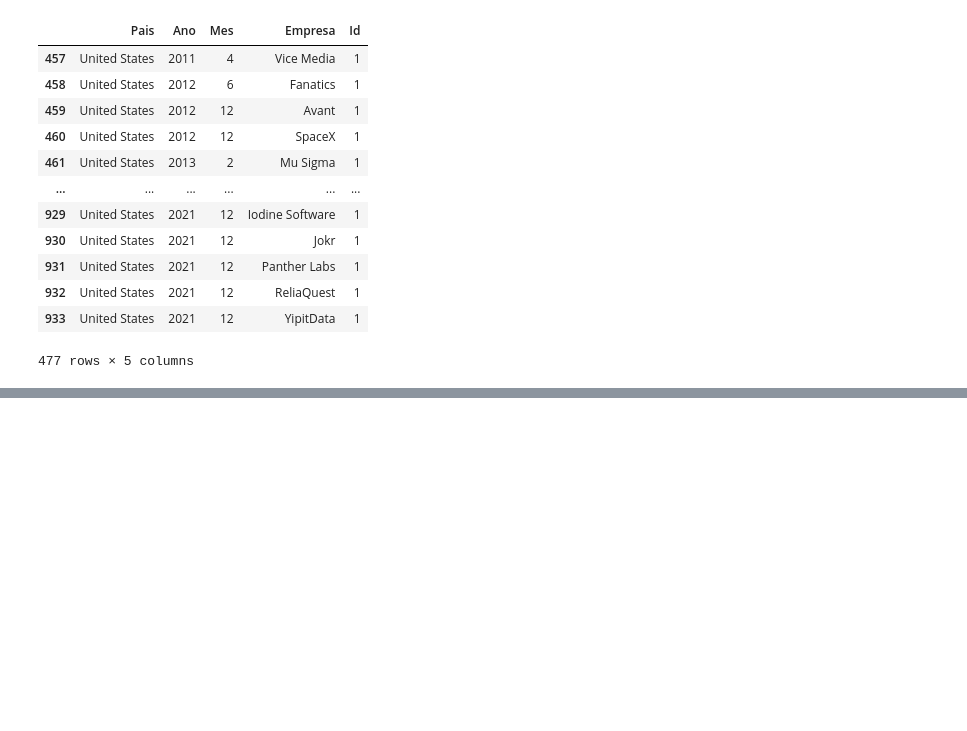
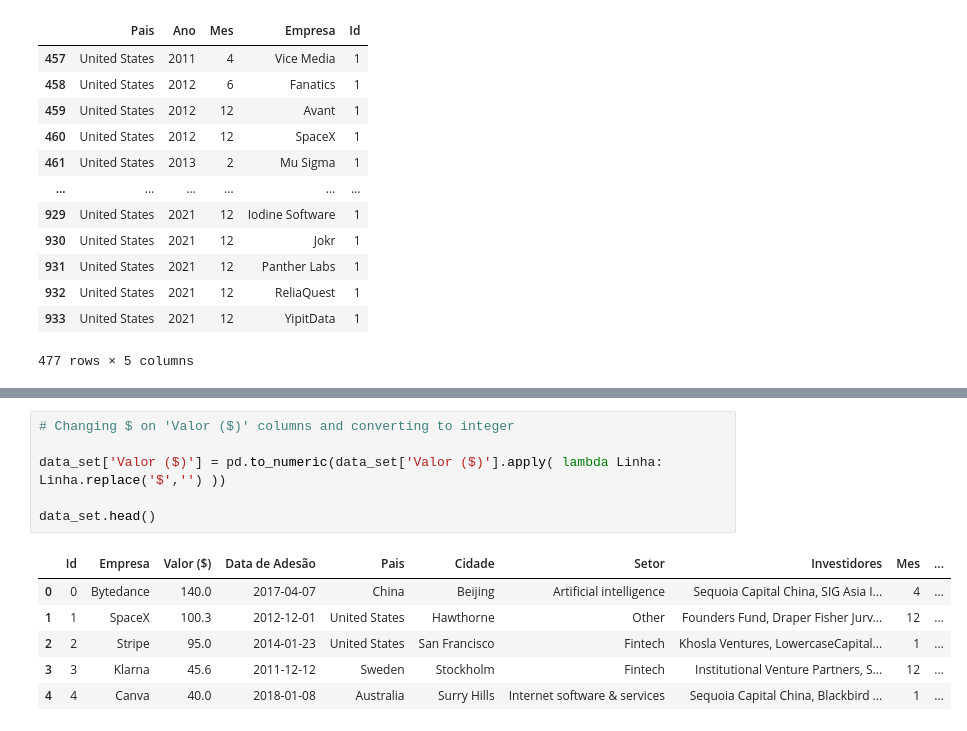
Before and after one commit to Lucas-procopio/Data-Analysis, a Jupyter notebook: Unicorns_case.ipynb, the cells around one changed output, grey strips where cells are left out. Cells and saved outputs as stored; diff of their text form; blank space fills up the shorter version.

```diff
--- a/Unicorns_case.ipynb
+++ b/Unicorns_case.ipynb
@@ -261,0 +283,13 @@ analysis_grouping.loc[ # loc parameter like where command
+# %%
+# Changing $ on 'Valor ($)' columns and converting to integer
+
+data_set['Valor ($)'] = pd.to_numeric(data_set['Valor ($)'].apply( lambda Linha: Linha.replace('$','') ))
+
+data_set.head()
+# %% [output]
+|  | Id | Empresa | Valor ($) | Data de Adesão | Pais | Cidade | Setor | Investidores | Mes | ... |
+| 0 | 0 | Bytedance | 140.0 | 2017-04-07 | China | Beijing | Artificial intelligence | Sequoia Capital China, SIG Asia I... | 4 | ... |
+| 1 | 1 | SpaceX | 100.3 | 2012-12-01 | United States | Hawthorne | Other | Founders Fund, Draper Fisher Jurv... | 12 | ... |
+| 2 | 2 | Stripe | 95.0 | 2014-01-23 | United States | San Francisco | Fintech | Khosla Ventures, LowercaseCapital... | 1 | ... |
+| 3 | 3 | Klarna | 45.6 | 2011-12-12 | Sweden | Stockholm | Fintech | Institutional Venture Partners, S... | 12 | ... |
+| 4 | 4 | Canva | 40.0 | 2018-01-08 | Australia | Surry Hills | Internet software & services | Sequoia Capital China, Blackbird ... | 1 | ... |
```
Also changed, not shown: parts of 5 cells of this notebook.
